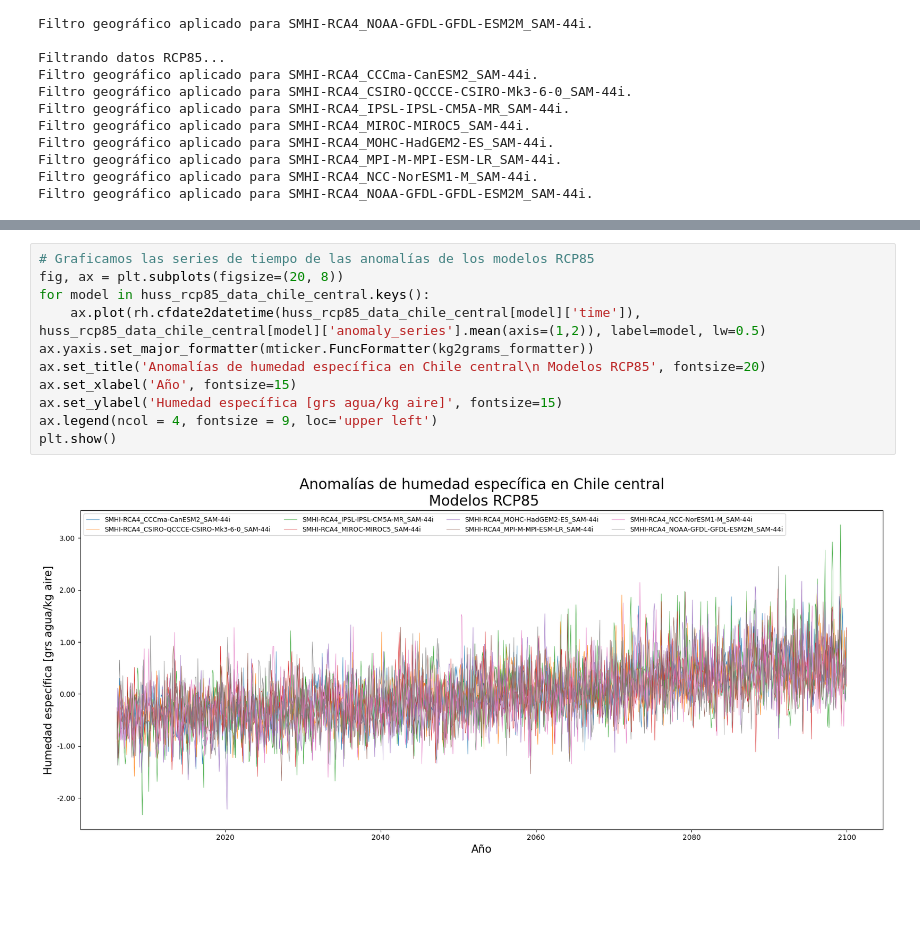
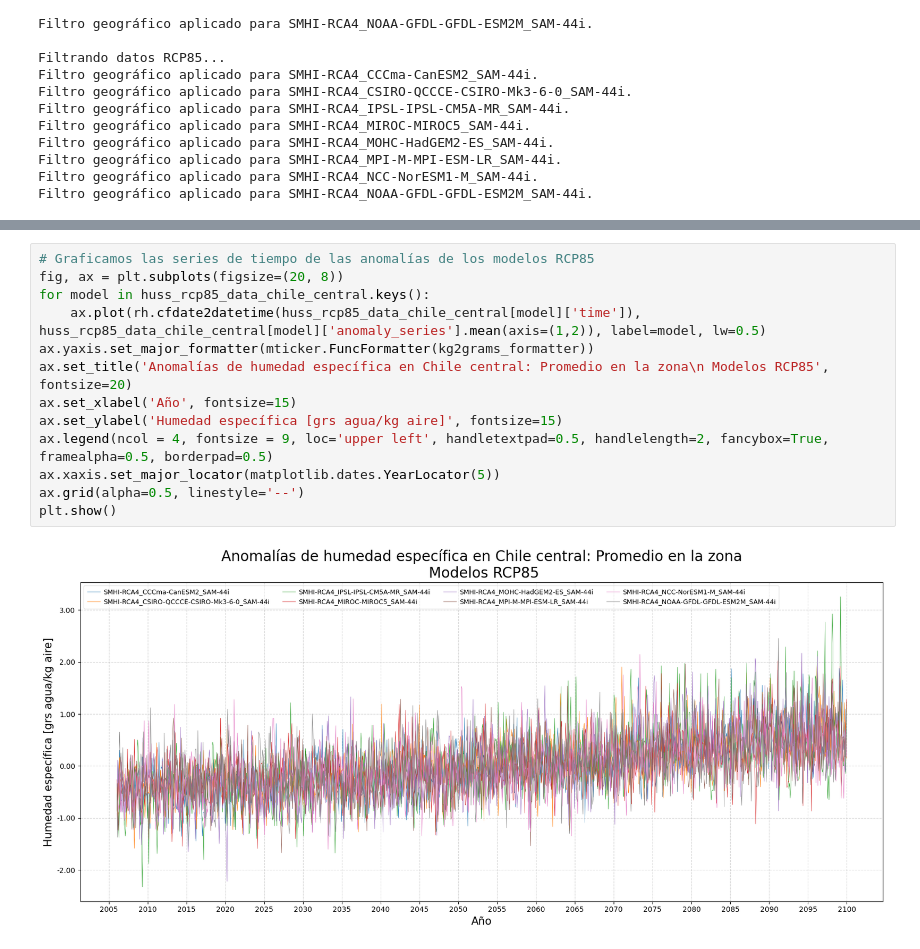
Before and after one commit to danap27/chile_specific_humidity, a Jupyter notebook: 2_main.ipynb, the cells around one changed output, grey strips where cells are left out. Saved outputs shown, nothing was run; the diff lists cells and outputs as text; blank space fills up the shorter version.

Commit message:
promedio temporal

```diff
--- a/2_main.ipynb
+++ b/2_main.ipynb
@@ -331,16 +331,18 @@ plt.show()
 # %%
 # Graficamos las series de tiempo de las anomalías de los modelos RCP85
 fig, ax = plt.subplots(figsize=(20, 8))
 for model in huss_rcp85_data_chile_central.keys():
     ax.plot(rh.cfdate2datetime(huss_rcp85_data_chile_central[model]['time']), huss_rcp85_data_chile_central[model]['anomaly_series'].mean(axis=(1,2)), label=model, lw=0.5)
 ax.yaxis.set_major_formatter(mticker.FuncFormatter(kg2grams_formatter))
-ax.set_title('Anomalías de humedad específica en Chile central\n Modelos RCP85', fontsize=20)
+ax.set_title('Anomalías de humedad específica en Chile central: Promedio en la zona\n Modelos RCP85', fontsize=20)
 ax.set_xlabel('Año', fontsize=15)
 ax.set_ylabel('Humedad específica [grs agua/kg aire]', fontsize=15)
-ax.legend(ncol = 4, fontsize = 9, loc='upper left')
+ax.legend(ncol = 4, fontsize = 9, loc='upper left', handletextpad=0.5, handlelength=2, fancybox=True, framealpha=0.5, borderpad=0.5)
+ax.xaxis.set_major_locator(matplotlib.dates.YearLocator(5))
+ax.grid(alpha=0.5, linestyle='--')
 plt.show()
 # %% [output]
-[figure, old version]
+[figure, new version]
 # %%
 # Promediamos las series de tiempo de los distintos modelos históricos para obtener una serie de tiempo promedio, agregamos barras de error con la desviación estándar
 huss_historical_data_chile_central_mean = np.zeros(huss_historical_data_chile_central[list(huss_historical_data_chile_central.keys())[0]]['anomaly_series'].shape)
```
Also changed, not shown: parts of 6 cells of this notebook.
